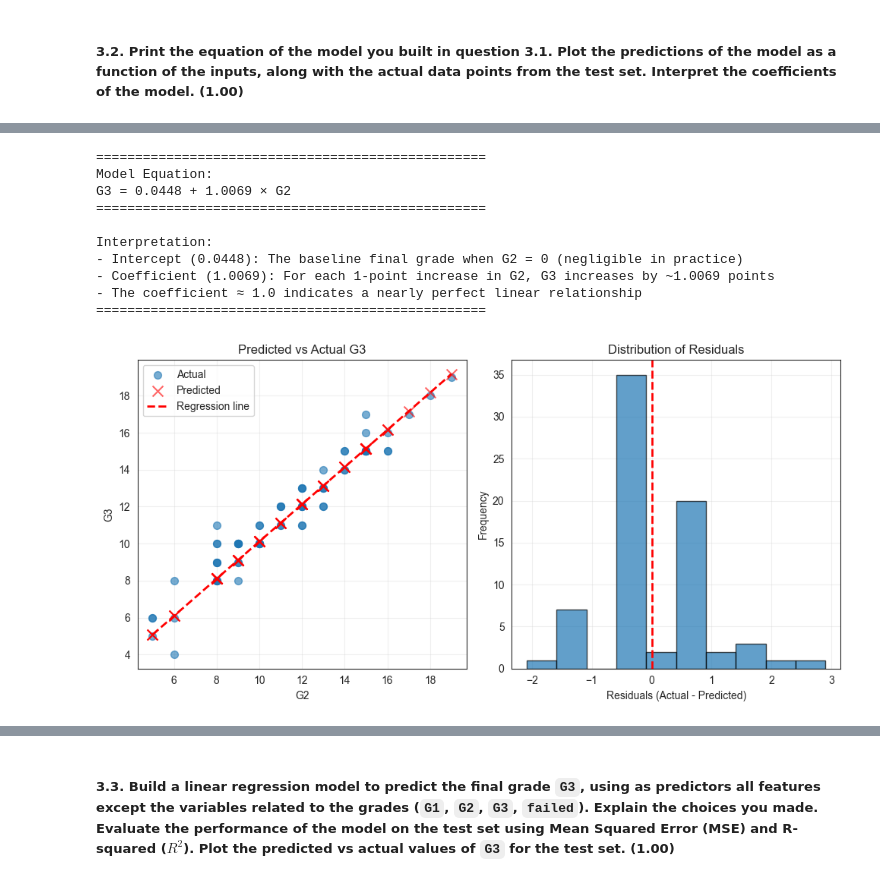
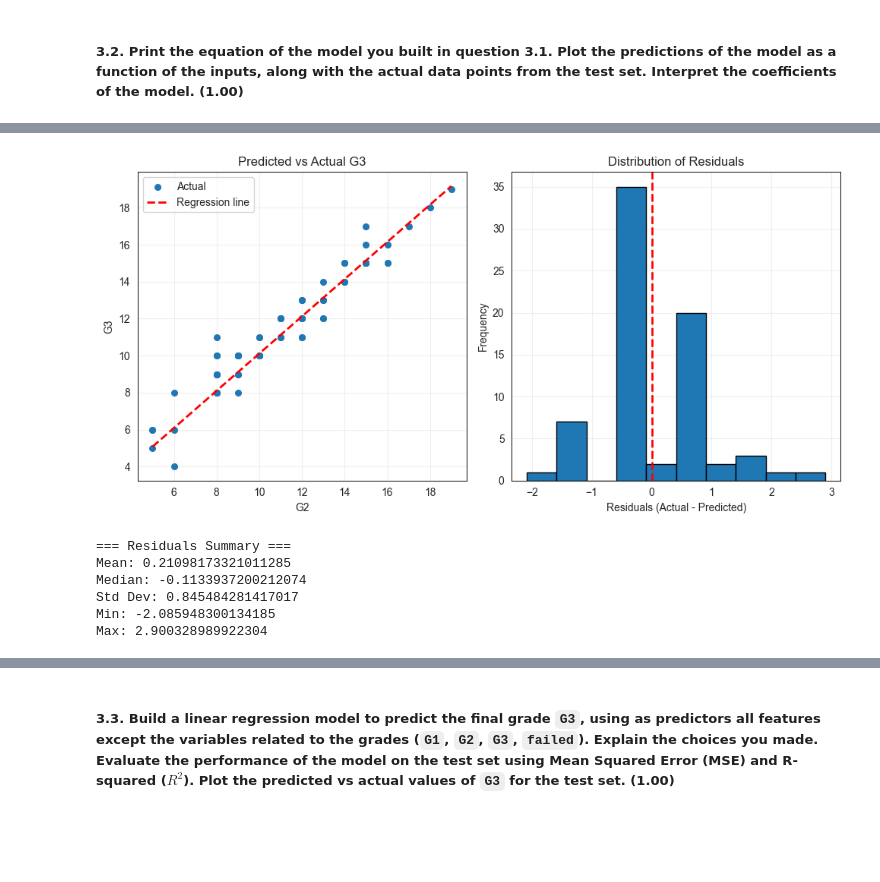
Before and after one commit to duarteaasilva/assigment_1, a Jupyter notebook: Assignment 1 25-26.ipynb, the cells around one changed output, grey strips where cells are left out. Saved outputs shown, nothing was run; the diff lists cells and outputs as text; code cells hidden in the pictures; blank space fills up the shorter version.

```diff
--- a/Assignment 1 25-26.ipynb
+++ b/Assignment 1 25-26.ipynb
@@ -416,0 +382,16 @@ R^2: 0.923
+# %%
+from sklearn.linear_model import LinearRegression
+from sklearn.metrics import mean_squared_error, r2_score
+
+X_train31 = df_train[['G2']]
+y_train31 = df_train['G3']
+
+X_test31 = df_test[['G2']]
+y_test31 = df_test['G3']
+
+model31 = LinearRegression()
+model31.fit(X_train31, y_train31)
+
+y_pred31 = model31.predict(X_test31)
+
+evaluate_regression_model(model31, X_test31, y_test31, y_pred31)
@@ -419,62 +427,42 @@ R^2: 0.923
 # %%
-# Part 3.2: Print equation and interpret coefficients
-
-# Model equation
-intercept = model.intercept_
-coef = model.coef_[0]
-
-print("=" * 50)
-print("Model Equation:")
-print(f"G3 = {intercept:.4f} + {coef:.4f} × G2")
-print("=" * 50)
-print("\nInterpretation:")
-print(f"- Intercept ({intercept:.4f}): The baseline final grade when G2 = 0 (negligible in practice)")
-print(f"- Coefficient ({coef:.4f}): For each 1-point increase in G2, G3 increases by ~{coef:.4f} points")
-print(f"- The coefficient ≈ 1.0 indicates a nearly perfect linear relationship")
-print("=" * 50)
-
-# Residuals analysis
-residuals = y_test - y_pred
+residuals31 = y_test31 - y_pred31
 
 fig, axes = plt.subplots(1, 2, figsize=(10, 5))
 
-# Plot 1: Predicted vs Actual
-axes[0].scatter(X_test, y_test, label='Actual', alpha=0.6, s=50)
-axes[0].scatter(X_test, y_pred, label='Predicted', alpha=0.6, marker='x', s=100, color='red')
-x_line = np.linspace(X_test.min(), X_test.max(), 100).reshape(-1, 1)
-y_line = model.predict(x_line)
-axes[0].plot(x_line, y_line, 'r--', label='Regression line', linewidth=2)
+axes[0].scatter(X_test31, y_test31, label='Actual', s=30)
+
+x_line31 = np.linspace(X_test31.min(), X_test31.max(), 100)
+x_line31 = pd.DataFrame(x_line31, columns=['G2'])
+y_line31 = model31.predict(x_line31)
+
+axes[0].plot(x_line31, y_line31, 'r--', linewidth=2, label='Regression line')
 axes[0].set_xlabel('G2')
 axes[0].set_ylabel('G3')
 axes[0].set_title('Predicted vs Actual G3')
 axes[0].legend()
 axes[0].grid(alpha=0.3)
 
-# Plot 2: Residuals histogram
-axes[1].hist(residuals, bins=10, edgecolor='black', alpha=0.7)
+axes[1].hist(residuals31, bins=10, edgecolor='black')
 axes[1].axvline(x=0, color='red', linestyle='--', linewidth=2)
 axes[1].set_xlabel('Residuals (Actual - Predicted)')
 axes[1].set_ylabel('Frequency')
 axes[1].set_title('Distribution of Residuals')
 axes[1].grid(alpha=0.3)
 
 plt.tight_layout()
 plt.show()
 
-print(f"\nResiduals Summary:")
-print(f"  Mean: {residuals.mean():.4f} (should be ~0)")
-print(f"  Std Dev: {residuals.std():.4f}")
-print(f"  Min: {residuals.min():.4f}")
-print(f"  Max: {residuals.max():.4f}")
+print("=== Residuals Summary ===")
+print("Mean:", residuals31.mean())
+print("Median:", np.median(residuals31))
+print("Std Dev:", residuals31.std())
+print("Min:", residuals31.min())
+print("Max:", residuals31.max())
 # %% [output]
+[figure, new version]
-==================================================
-Model Equation:
-G3 = 0.0448 + 1.0069 × G2
-==================================================
-
-Interpretation:
-- Intercept (0.0448): The baseline final grade when G2 = 0 (negligible in practice)
-- Coefficient (1.0069): For each 1-point increase in G2, G3 increases by ~1.0069 points
-- The coefficient ≈ 1.0 indicates a nearly perfect linear relationship
-==================================================
+=== Residuals Summary ===
+Mean: 0.21098173321011285
+Median: -0.1133937200212074
+Std Dev: 0.845484281417017
+Min: -2.085948300134185
+Max: 2.900328989922304
-[figure, old version]
```
Also changed, not shown: parts of 6 cells of this notebook.
